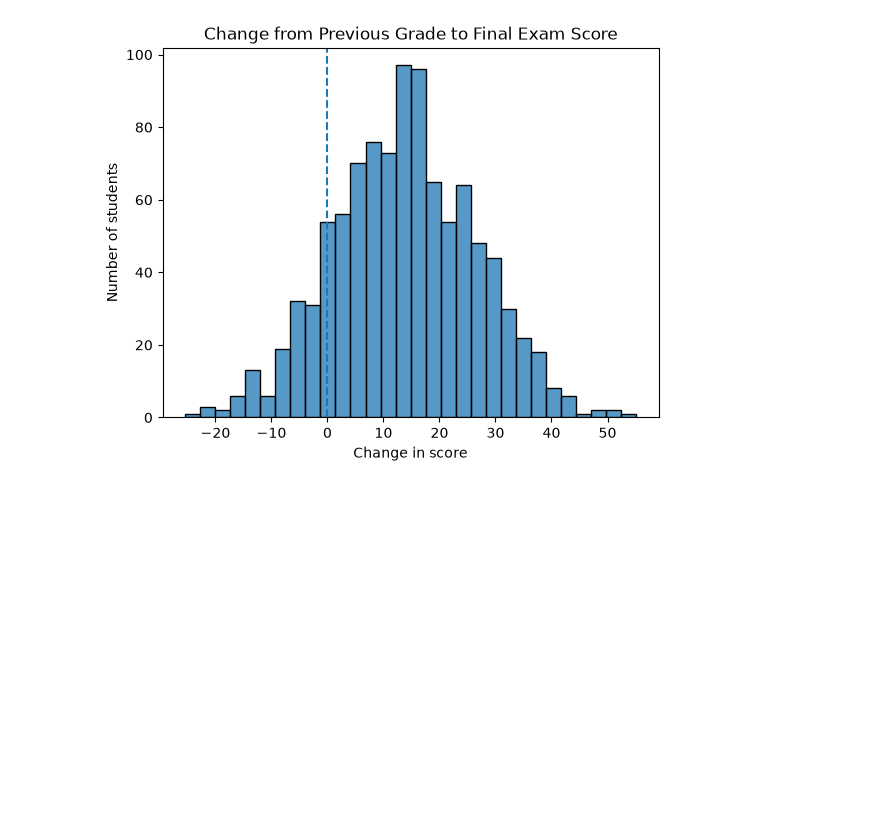
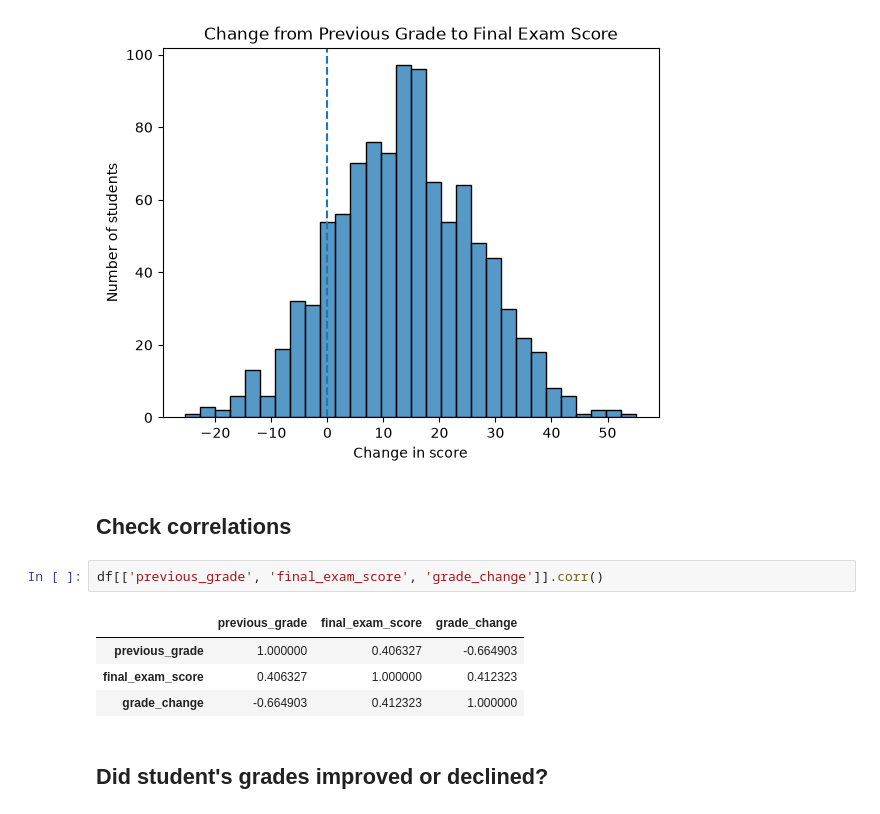
Before and after one commit to ihky1/student_kaggle, a Jupyter notebook: data/eda.ipynb, the cells around one changed output. Cells and saved outputs as stored; diff of their text form; blank space fills up the shorter version.

Commit message:
exploring relationship between student improving and other parameters

```diff
--- a/data/eda.ipynb
+++ b/data/eda.ipynb
@@ -44,3 +44,14 @@ plt.title("Change from Previous Grade to Final Exam Score")
 plt.show()
 # %% [output]
 [figure]
+# %% [markdown]
+## Check correlations
+# %%
+df[['previous_grade', 'final_exam_score', 'grade_change']].corr()
+# %% [output]
+|  | previous_grade | final_exam_score | grade_change |
+| previous_grade | 1.000000 | 0.406327 | -0.664903 |
+| final_exam_score | 0.406327 | 1.000000 | 0.412323 |
+| grade_change | -0.664903 | 0.412323 | 1.000000 |
+# %% [markdown]
+## Did student's grades improved or declined?
```
Also changed, not shown: parts of 4 cells of this notebook.
